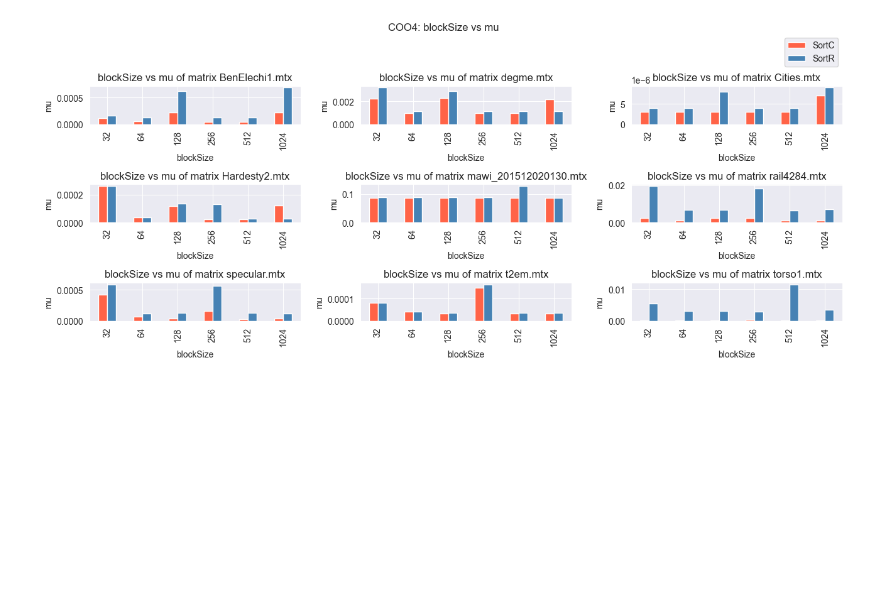
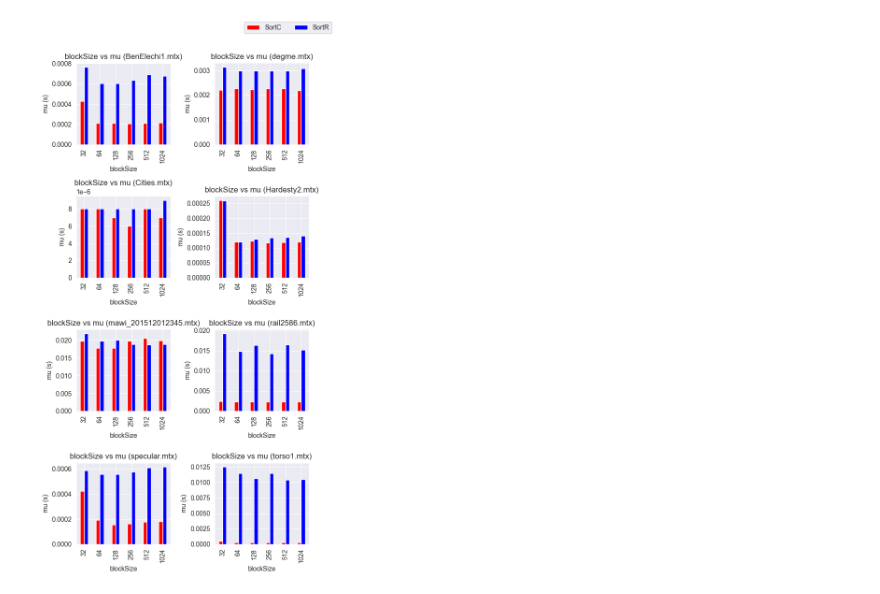
Before and after one commit to GuglielmoZocca/GPU-Computing-2025-240182, a Jupyter notebook: graph_report.ipynb, the cells around one changed output. Cells and saved outputs as stored; diff of their text form; code cells hidden in the pictures; blank space fills up the shorter version.

```diff
--- a/graph_report.ipynb
+++ b/graph_report.ipynb
@@ -13,8 +4,8 @@ import numpy as np
 import matplotlib.pyplot as plt
 import seaborn as sns
 # %%
-data = pd.read_csv('GPU/test/GPU_test_Complete.csv')
-dataC = pd.read_csv('CPU/test/CPU_test_Complete.csv')
-fields_to_plot = ["BenElechi1.mtx", "degme.mtx", "Cities.mtx", "Hardesty2.mtx", "mawi_201512012345.mtx","rail4284.mtx","specular.mtx","t2em.mtx","torso1.mtx"]
+data = pd.read_csv('GPU/test/GPU_test_Complete.csv') #Cpu solution test data
+dataC = pd.read_csv('CPU/test/CPU_test_Complete.csv') #Gpu solution test data
+fields_to_plot = ["BenElechi1.mtx", "degme.mtx", "Cities.mtx", "Hardesty2.mtx", "mawi_201512012345.mtx","rail2586.mtx","specular.mtx","torso1.mtx"] #Matrix considered
 
-colors = ['#FF6347', '#4682B4', '#32CD32', '#FFD700','#FFA500','pink']
+colors = ['red', 'blue', 'green', 'yellow','orange','pink'] #Colors for the graph.
@@ -145,33 +186,59 @@ print(ResultCOO3)
 # %%
 dfo = pd.DataFrame(data)
 dfo = dfo[dfo["id"] == "COO4"]
 #print(df)
 
 
-#pivot_df = df.pivot(index="id", columns="nonZeros", values="mu").fillna(0)
+# Set up subplots
+n_fields = len(fields_to_plot)
+ncols = 2
+nrows = (n_fields + 1) // ncols  # ensure enough rows
+fig, axes = plt.subplots(nrows=nrows, ncols=ncols, figsize=(6, 3 * nrows))
+axes = axes.flatten()
 
-fig, axes = plt.subplots(3, 3, figsize=(30, 12))
+# Plot each field
+for i, field in enumerate(fields_to_plot):
+    ax = axes[i]
+    df_field = dfo[dfo["matrix"] == field]
+
+    pivot_df = df_field.pivot_table(
+        index="blockSize",
+        columns="sort",
+        values="mu",
+        aggfunc="mean",
+        fill_value=0
+    ).sort_index()
+
+    pivot_df.plot(
+        kind="bar",
+        ax=ax,
+        color=colors,
+        legend=False
+    )
+    ax.set_title(f"blockSize vs mu ({field})")
+    ax.set_xlabel("blockSize")
+    ax.set_ylabel("mu (s)")
+
+# Hide unused axes if fields_to_plot < total subplots
+for j in range(i + 1, len(axes)):
+    fig.delaxes(axes[j])
+
+# Title and legend
+fig.tight_layout(rect=[0, 0, 1, 0.95])
 
 
-for ax, field in zip(axes.flatten(), fields_to_plot):
-    df = dfo[dfo["matrix"] == field]
-    pivot_df = df.pivot_table(index="blockSize", columns="sort", values="mu",
-                     aggfunc='mean',  # or 'sum', 'count', etc. depending on your needs
-                     fill_value=0)
-    #sns.barplot(x="nonZeros", y=field, data=df, ax=ax,hue='id', palette="viridis")
-    pivot_df.sort_index(inplace=True)  # Optional: sort x-axis
-    pivot_df.plot(kind="bar",ax=ax, figsize=(13, 5), color=colors)
-    ax.set_title(f"blockSize vs mu of matrix {field}")
-    ax.set_xlabel("blockSize")
-    ax.set_ylabel("mu")
-    ax.legend().remove()
+# Central legend
+handles, labels = ax.get_legend_handles_labels()
+fig.legend(
+    handles, labels,
+    loc='upper center',
+    bbox_to_anchor=(0.9, 1),
+    ncol=len(labels)
+)
 
-plt.tight_layout()
-fig.suptitle("COO4: blockSize vs mu",y=1.1)
-plt.legend(bbox_to_anchor=(0.001, 6.5, 1, 1))
 plt.show()
 # %% [output]
-[figure, old version]
+[figure, new version]
 # %%
 ResultCOO4 = {}
 for field in fields_to_plot:
```
Also changed, not shown: parts of 37 cells of this notebook, 17 other files.
